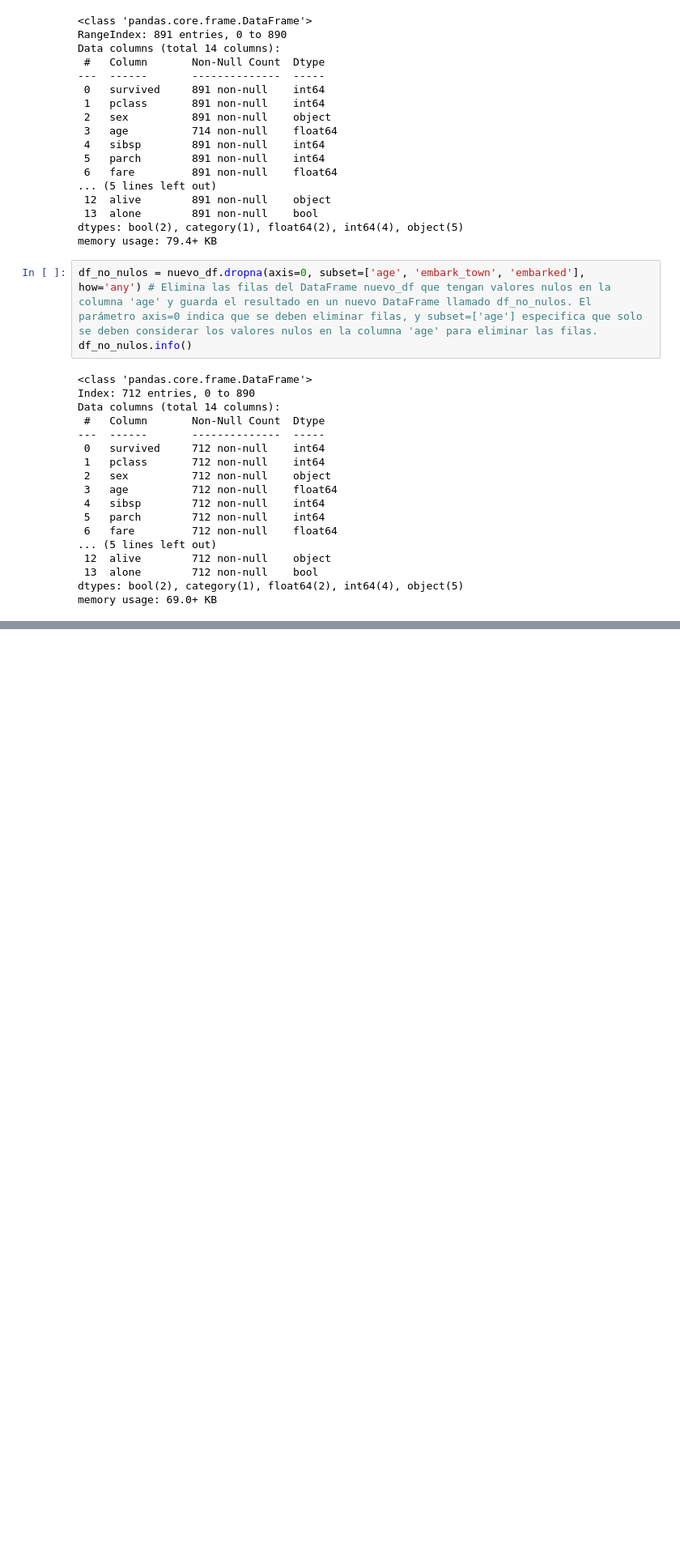
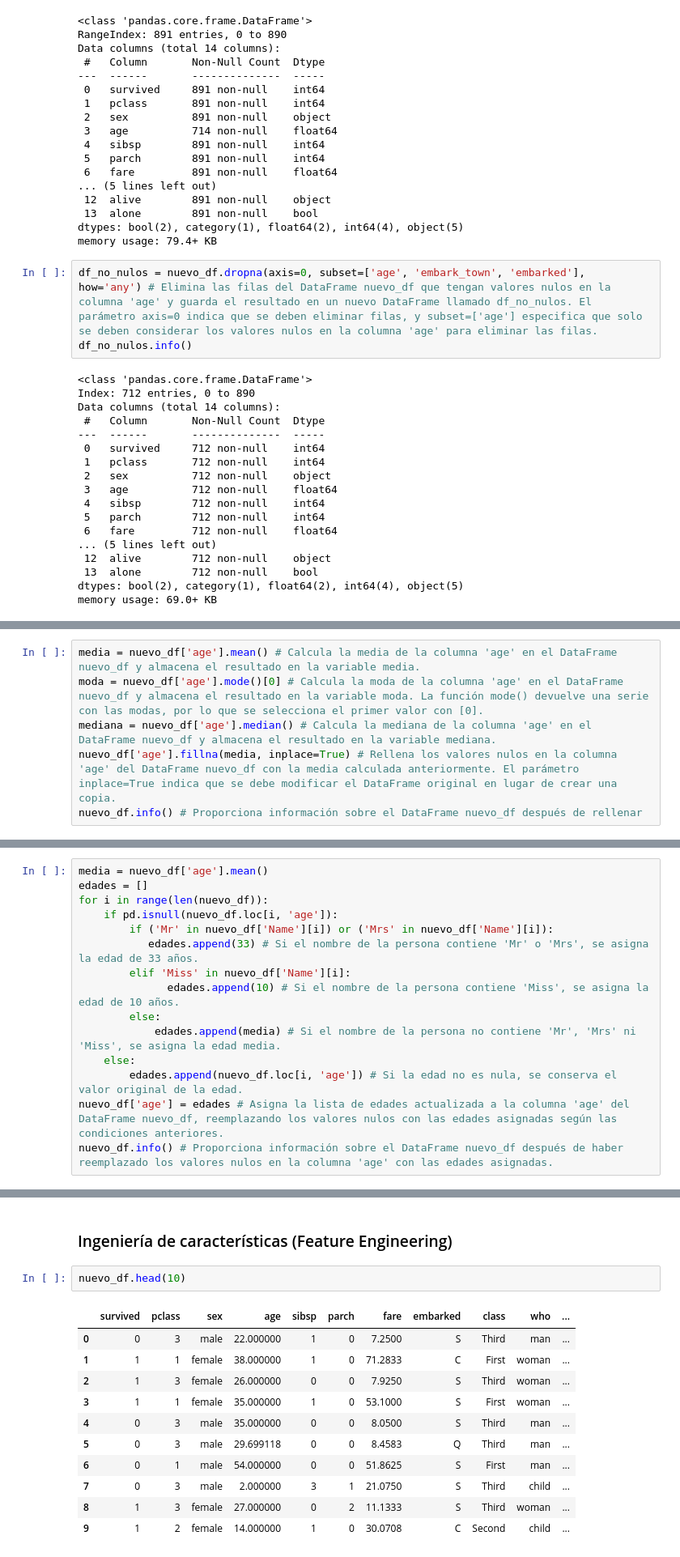
Before and after one commit to fmgarcia/python_feb26, a Jupyter notebook: mar20/titanic.ipynb, the cells around one changed output, grey strips where cells are left out. Shown at 81% size. Drawn from its saved outputs; the diff is of its cells as text; blank space fills up the shorter version.

```diff
--- a/mar20/titanic.ipynb
+++ b/mar20/titanic.ipynb
@@ -166,0 +169,6 @@ memory usage: 69.0+ KB
+# %%
+media = nuevo_df['age'].mean() # Calcula la media de la columna 'age' en el DataFrame nuevo_df y almacena el resultado en la variable media.
+moda = nuevo_df['age'].mode()[0] # Calcula la moda de la columna 'age' en el DataFrame nuevo_df y almacena el resultado en la variable moda. La función mode() devuelve una serie con las modas, por lo que se selecciona el primer valor con [0].
+mediana = nuevo_df['age'].median() # Calcula la mediana de la columna 'age' en el DataFrame nuevo_df y almacena el resultado en la variable mediana.
+nuevo_df['age'].fillna(media, inplace=True) # Rellena los valores nulos en la columna 'age' del DataFrame nuevo_df con la media calculada anteriormente. El parámetro inplace=True indica que se debe modificar el DataFrame original en lugar de crear una copia.
+nuevo_df.info() # Proporciona información sobre el DataFrame nuevo_df después de rellenar
@@ -166,0 +203,15 @@ memory usage: 69.0+ KB
+# %%
+media = nuevo_df['age'].mean()
+edades = []
+for i in range(len(nuevo_df)):
+    if pd.isnull(nuevo_df.loc[i, 'age']):
+        if ('Mr' in nuevo_df['Name'][i]) or ('Mrs' in nuevo_df['Name'][i]):
+           edades.append(33) # Si el nombre de la persona contiene 'Mr' o 'Mrs', se asigna la edad de 33 años.
+        elif 'Miss' in nuevo_df['Name'][i]:
+              edades.append(10) # Si el nombre de la persona contiene 'Miss', se asigna la edad de 10 años.
+        else:
+            edades.append(media) # Si el nombre de la persona no contiene 'Mr', 'Mrs' ni 'Miss', se asigna la edad media.
+    else:
+        edades.append(nuevo_df.loc[i, 'age']) # Si la edad no es nula, se conserva el valor original de la edad.
+nuevo_df['age'] = edades # Asigna la lista de edades actualizada a la columna 'age' del DataFrame nuevo_df, reemplazando los valores nulos con las edades asignadas según las condiciones anteriores.
+nuevo_df.info() # Proporciona información sobre el DataFrame nuevo_df después de haber reemplazado los valores nulos en la columna 'age' con las edades asignadas.
@@ -166,0 +256,16 @@ memory usage: 69.0+ KB
+# %% [markdown]
+### Ingeniería de características (Feature Engineering)
+# %%
+nuevo_df.head(10)
+# %% [output]
+|  | survived | pclass | sex | age | sibsp | parch | fare | embarked | class | who | ... |
+| 0 | 0 | 3 | male | 22.000000 | 1 | 0 | 7.2500 | S | Third | man | ... |
+| 1 | 1 | 1 | female | 38.000000 | 1 | 0 | 71.2833 | C | First | woman | ... |
+| 2 | 1 | 3 | female | 26.000000 | 0 | 0 | 7.9250 | S | Third | woman | ... |
+| 3 | 1 | 1 | female | 35.000000 | 1 | 0 | 53.1000 | S | First | woman | ... |
+| 4 | 0 | 3 | male | 35.000000 | 0 | 0 | 8.0500 | S | Third | man | ... |
+| 5 | 0 | 3 | male | 29.699118 | 0 | 0 | 8.4583 | Q | Third | man | ... |
+| 6 | 0 | 1 | male | 54.000000 | 0 | 0 | 51.8625 | S | First | man | ... |
+| 7 | 0 | 3 | male | 2.000000 | 3 | 1 | 21.0750 | S | Third | child | ... |
+| 8 | 1 | 3 | female | 27.000000 | 0 | 2 | 11.1333 | S | Third | woman | ... |
+| 9 | 1 | 2 | female | 14.000000 | 1 | 0 | 30.0708 | C | Second | child | ... |
```
Also changed, not shown: parts of 22 cells of this notebook, 1 other file.
